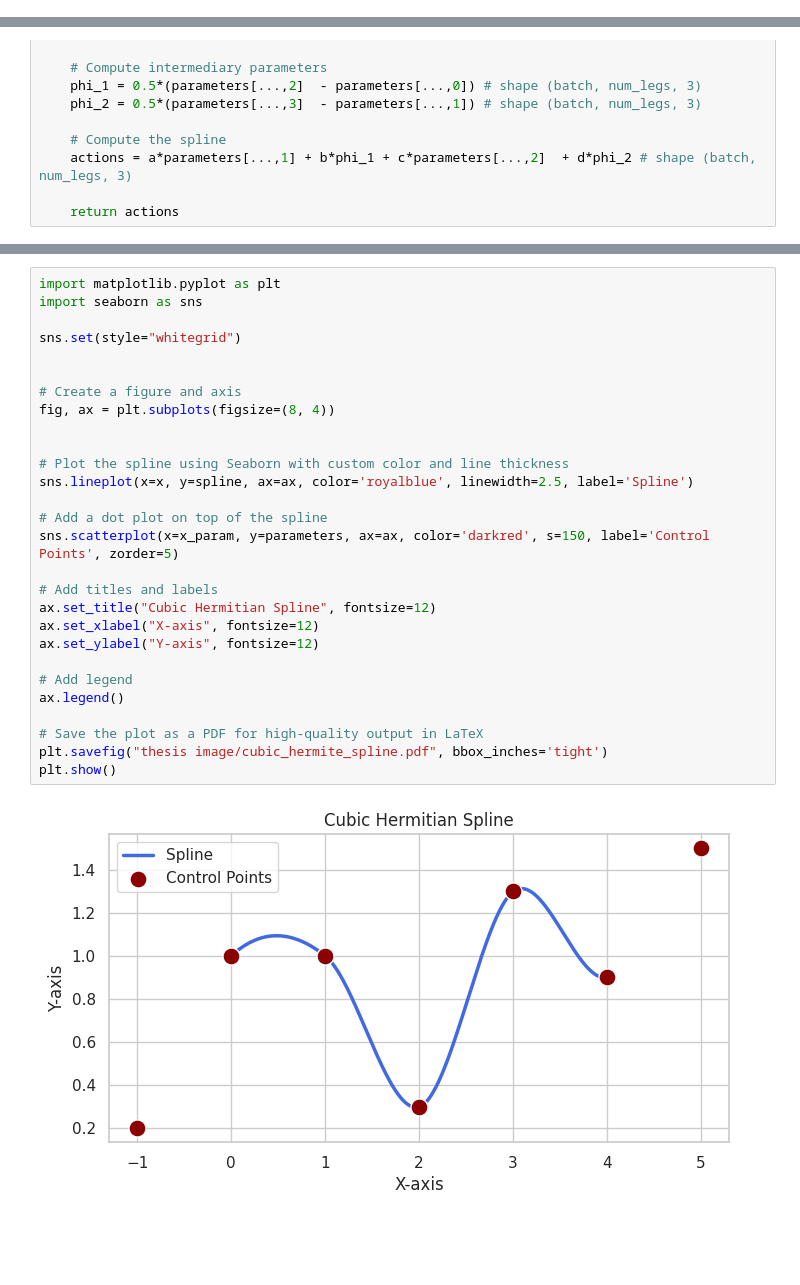
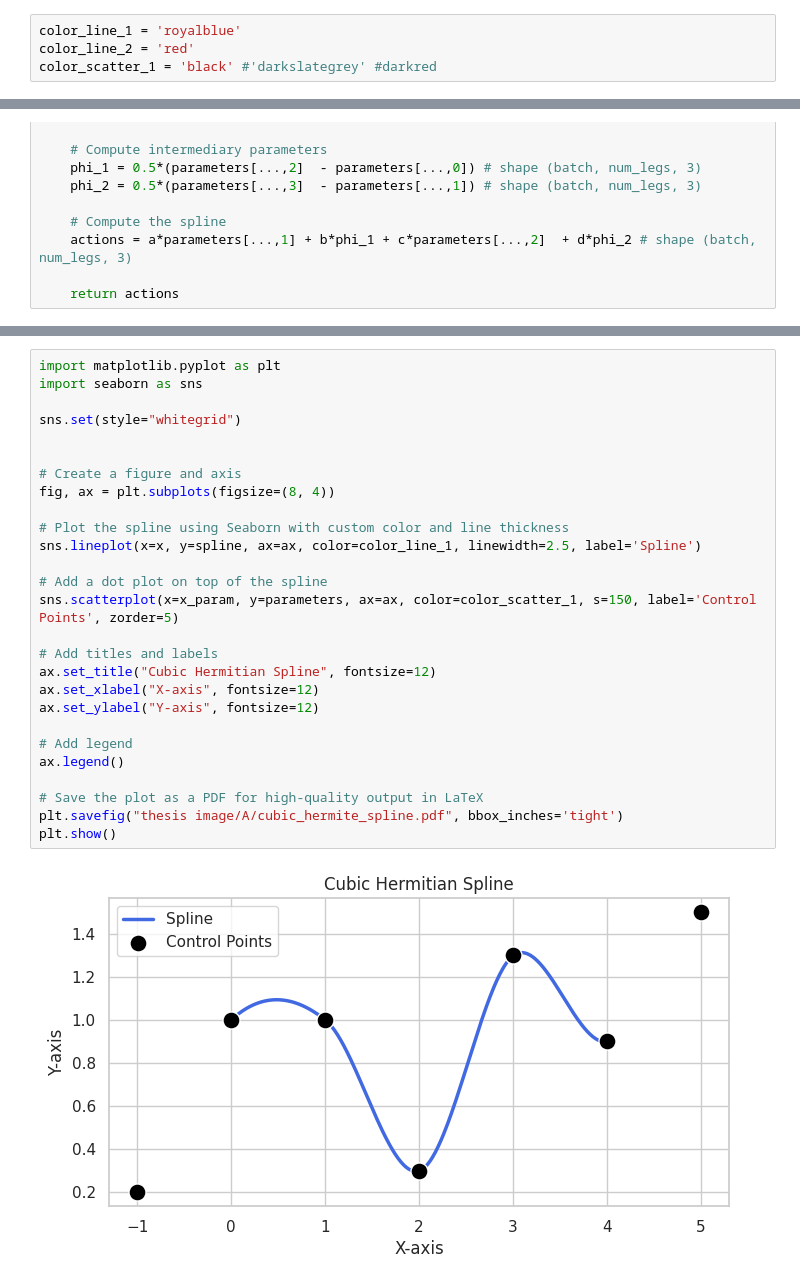
Before and after one commit to Batou1406/dls_orbit_bat_private, a Jupyter notebook: source/extensions/omni.isaac.lab_tasks/omni/isaac/lab_tasks/manager_based/locomotion/model_based/thesis_image.ipynb, the cells around one changed output, grey strips where cells are left out. Saved outputs shown, nothing was run; the diff lists cells and outputs as text; blank space fills up the shorter version.

```diff
--- a/source/extensions/omni.isaac.lab_tasks/omni/isaac/lab_tasks/manager_based/locomotion/model_based/thesis_image.ipynb
+++ b/source/extensions/omni.isaac.lab_tasks/omni/isaac/lab_tasks/manager_based/locomotion/model_based/thesis_image.ipynb
@@ -1,3 +1,7 @@
+# %%
+color_line_1 = 'royalblue'
+color_line_2 = 'red'
+color_scatter_1 = 'black' #'darkslategrey' #darkred
 # %% [markdown]
 # Cubic Hermitian Spline
 # %%
@@ -76,30 +62,29 @@ step   399
 # %%
 import matplotlib.pyplot as plt
 import seaborn as sns
 
 sns.set(style="whitegrid")
 
 
 # Create a figure and axis
 fig, ax = plt.subplots(figsize=(8, 4))
 
-
 # Plot the spline using Seaborn with custom color and line thickness
-sns.lineplot(x=x, y=spline, ax=ax, color='royalblue', linewidth=2.5, label='Spline')
+sns.lineplot(x=x, y=spline, ax=ax, color=color_line_1, linewidth=2.5, label='Spline')
 
 # Add a dot plot on top of the spline
-sns.scatterplot(x=x_param, y=parameters, ax=ax, color='darkred', s=150, label='Control Points', zorder=5)
+sns.scatterplot(x=x_param, y=parameters, ax=ax, color=color_scatter_1, s=150, label='Control Points', zorder=5)
 
 # Add titles and labels
 ax.set_title("Cubic Hermitian Spline", fontsize=12)
 ax.set_xlabel("X-axis", fontsize=12)
 ax.set_ylabel("Y-axis", fontsize=12)
 
 # Add legend
 ax.legend()
 
 # Save the plot as a PDF for high-quality output in LaTeX
-plt.savefig("thesis image/cubic_hermite_spline.pdf", bbox_inches='tight')
+plt.savefig("thesis image/A/cubic_hermite_spline.pdf", bbox_inches='tight')
 plt.show()
 # %% [output]
-[figure, old version]
+[figure, new version]
```
Also changed, not shown: parts of 10 cells of this notebook, 4 other files.
